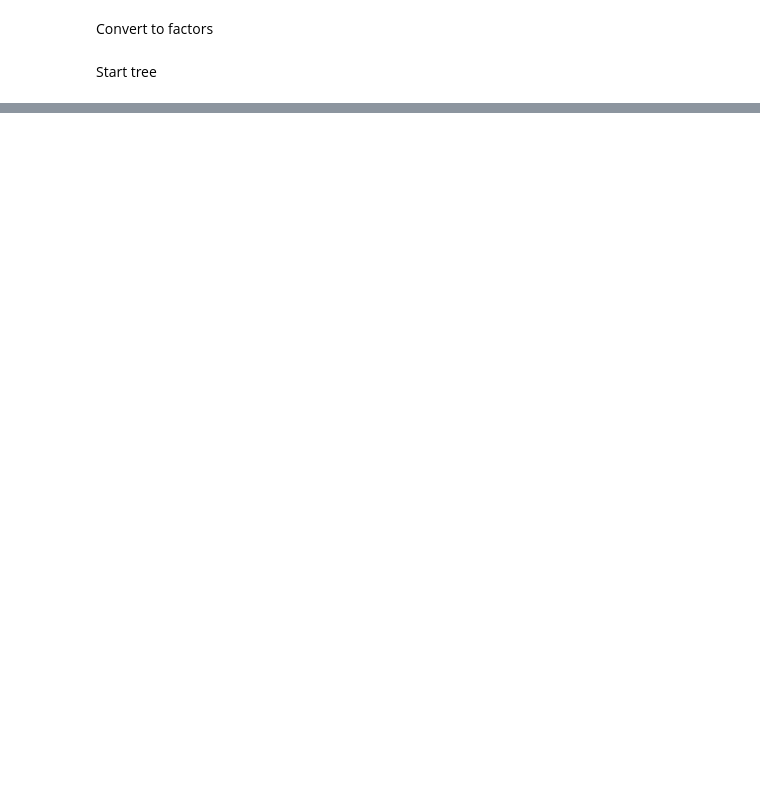
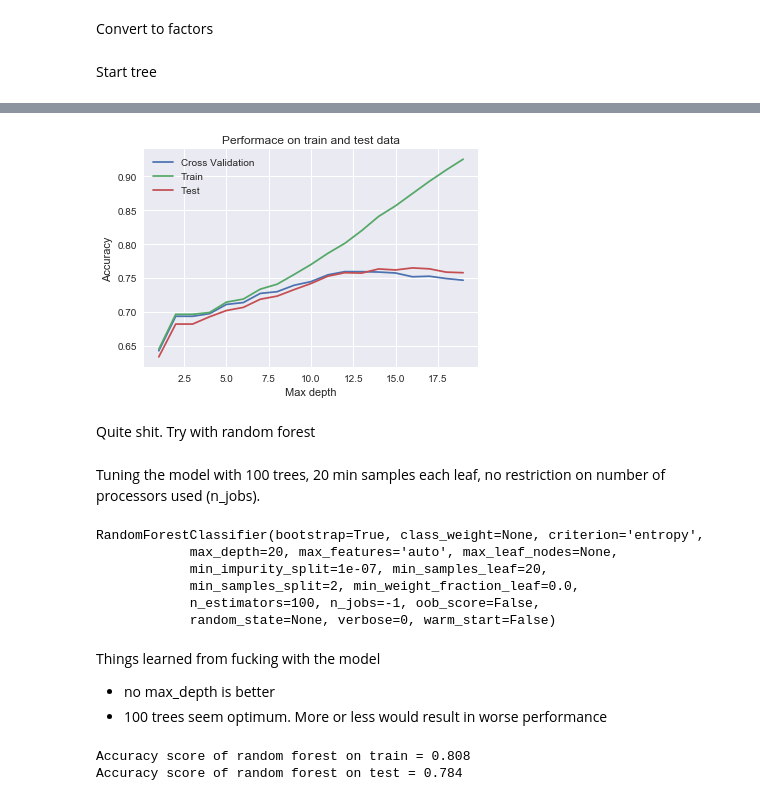
Before and after one commit to BrickKiln/dataPumpChallenge, a Jupyter notebook: pumpChallenge.ipynb, the cells around one changed output, grey strips where cells are left out. Cells and saved outputs as stored; diff of their text form; code cells hidden in the pictures; blank space fills up the shorter version.

Commit message:
Bagging and random forest

```diff
--- a/pumpChallenge.ipynb
+++ b/pumpChallenge.ipynb
@@ -202,0 +267,47 @@ Accuracy score for gini tree is 0.704
+# %%
+accuraciesCrossValidation = []
+depths = range(1, 20)
+
+for md in depths:
+    model = DecisionTreeClassifier(max_depth = md)
+
+    accuraciesCrossValidation.append(np.mean(cross_validation.cross_val_score(model, X, Y)))
+
+plt.plot(depths, accuraciesCrossValidation, label = "Cross Validation")
+plt.plot(depths, accuraciesTrain, label = "Train")
+plt.plot(depths, accuraciesTest, label = "Test")
+plt.title("Performace on train and test data")
+plt.xlabel("Max depth")
+plt.ylabel("Accuracy")
+#plt.ylim([0.8, 1.0])
+#plt.xlim([1,20])
+plt.legend()
+plt.show()
+# %% [output]
+[figure, added]
+# %% [markdown]
+Quite shit. Try with random forest
+# %% [markdown]
+Tuning the model with 100 trees, 20 min samples each leaf, no restriction on number of processors used (n_jobs).
+# %%
+from sklearn.ensemble import RandomForestClassifier
+randomForest = RandomForestClassifier(max_features = 'auto', n_estimators = 100, min_samples_leaf = 20,
+                                     max_depth = 20, n_jobs = -1, criterion = 'entropy')
+randomForest.fit(Xtrain, Ytrain)
+# %% [output]
+RandomForestClassifier(bootstrap=True, class_weight=None, criterion='entropy',
+            max_depth=20, max_features='auto', max_leaf_nodes=None,
+            min_impurity_split=1e-07, min_samples_leaf=20,
+            min_samples_split=2, min_weight_fraction_leaf=0.0,
+            n_estimators=100, n_jobs=-1, oob_score=False,
+            random_state=None, verbose=0, warm_start=False)
+# %% [markdown]
+Things learned from fucking with the model
+* no max_depth is better
+* 100 trees seem optimum. More or less would result in worse performance
+# %%
+print 'Accuracy score of random forest on train = %.3f' %metrics.accuracy_score(randomForest.predict(Xtrain), Ytrain)
+print 'Accuracy score of random forest on test = %.3f' %metrics.accuracy_score(randomForest.predict(Xtest), Ytest)
+# %% [output]
+Accuracy score of random forest on train = 0.808
+Accuracy score of random forest on test = 0.784
```
Also changed, not shown: parts of 19 cells of this notebook.
